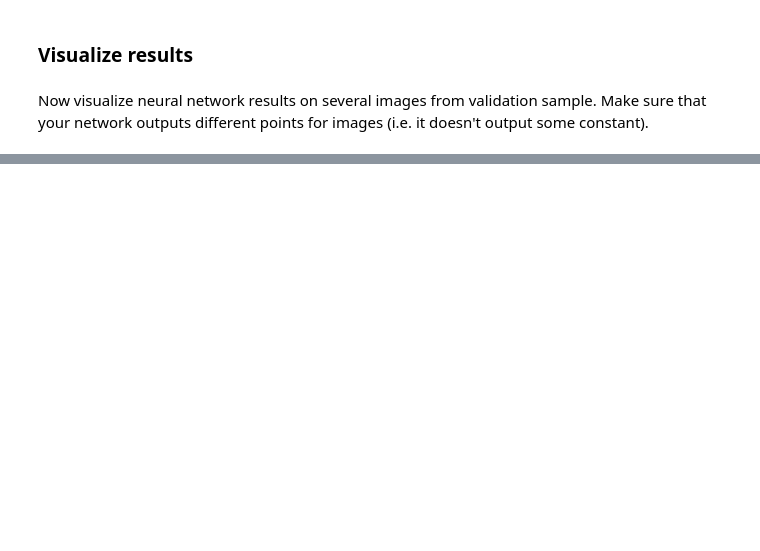
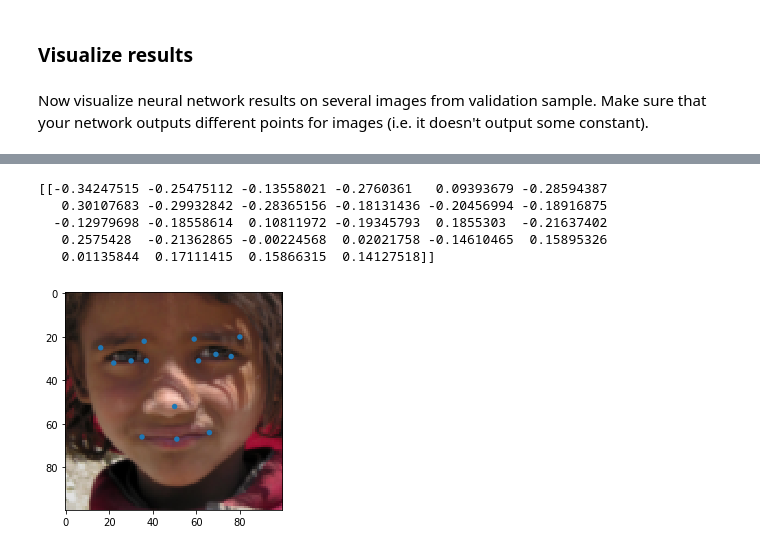
Before and after one commit to cr-bharath/Deep-learning-in-Computer-Vision-Coursera, a Jupyter notebook: Week2/Facial keypoints.ipynb, the cells around one changed output, grey strips where cells are left out. Cells and saved outputs as stored; diff of their text form; code cells hidden in the pictures; blank space fills up the shorter version.

```diff
--- a/Week2/Facial keypoints.ipynb
+++ b/Week2/Facial keypoints.ipynb
@@ -170,3 +164,30 @@ Using TensorFlow backend.
+# %%
+from keras.models import Sequential
+from keras.layers import (
+    Conv2D, MaxPooling2D, Flatten,
+    Dense, Dropout
+)
+from keras.regularizers import l2
+
+reg = l2(0.001)
+model = Sequential()
+model.add(Conv2D(32,3,activation='relu',input_shape=(100,100,3)))
+model.add(MaxPooling2D(pool_size=2,padding='valid'))
+
+model.add(Conv2D(64,3,activation='relu'))
+model.add(MaxPooling2D(pool_size=2,padding='valid'))
+
+model.add(Conv2D(128,3,activation='relu'))
+model.add(MaxPooling2D(pool_size=2,padding='valid'))
+
+model.add(Flatten())
+model.add(Dense(1024,activation='sigmoid'))
+model.add(Dropout(0.3))
+model.add(Dense(100,activation='sigmoid'))
+model.add(Dropout(0.3))
+model.add(Dense(28,activation='tanh'))
+
+# Define here your model
 # %% [markdown]
 Time to train! Since we are training a regressor, make sure that you use mean squared error (mse) as loss. Feel free to experiment with optimization method (SGD, Adam, etc.) and its' parameters.
 # %%
@@ -176,4 +197,7 @@ Time to train! Since we are training a regressor, make sure that you use mean sq
 from keras.callbacks import ModelCheckpoint
 from keras.optimizers import SGD, Adam
 
+optimizer = Adam(lr=0.001)
 # Choose optimizer, compile model and run training
+model.compile(optimizer=optimizer,loss='mean_squared_error',metrics=['accuracy'])
+model.fit(imgs_train,points_train,epochs=20)
@@ -187,0 +269,11 @@ Now visualize neural network results on several images from validation sample. M
+# %%
+points = model.predict(imgs_val[111].reshape((1,100,100,3)))
+print(points)
+visualize_points(imgs_val[111],points[0])
+# %% [output]
+[[-0.34247515 -0.25475112 -0.13558021 -0.2760361   0.09393679 -0.28594387
+   0.30107683 -0.29932842 -0.28365156 -0.18131436 -0.20456994 -0.18916875
+  -0.12979698 -0.18558614  0.10811972 -0.19345793  0.1855303  -0.21637402
+   0.2575428  -0.21362865 -0.00224568  0.02021758 -0.14610465  0.15895326
+   0.01135844  0.17111415  0.15866315  0.14127518]]
+[figure, added]
```
Also changed, not shown: parts of 8 cells of this notebook.
